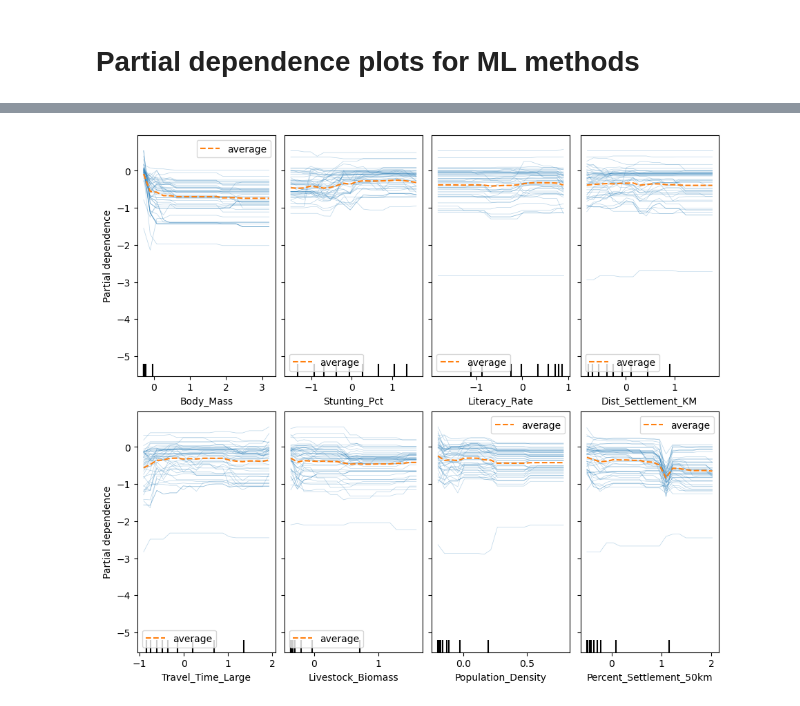
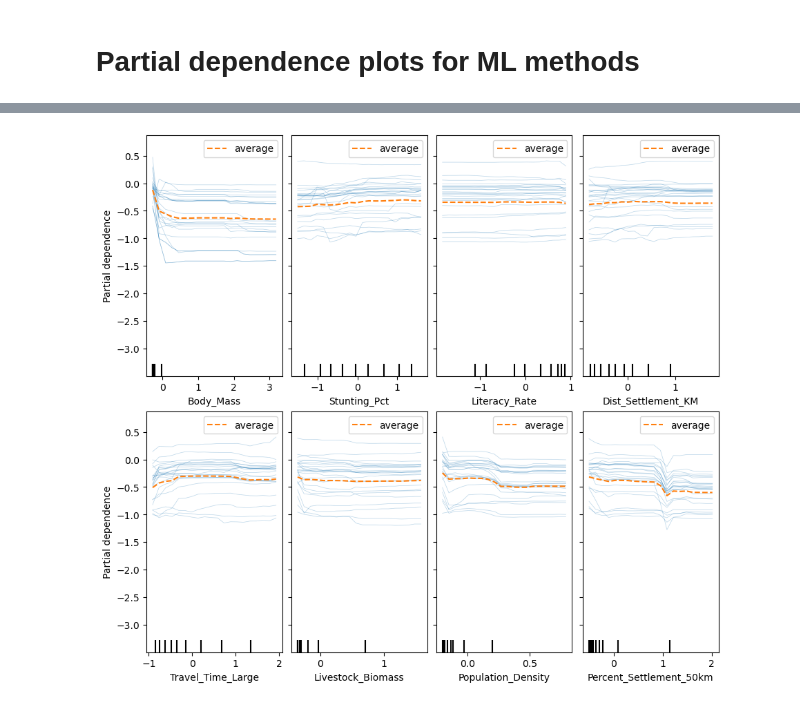
Before and after one commit to emiliolr/life-hunting, a Jupyter notebook: notebooks/final_model_exploration.ipynb, the cells around one changed output, grey strips where cells are left out. Drawn from its saved outputs; the diff is of its cells as text; code cells hidden in the pictures.

```diff
--- a/notebooks/final_model_exploration.ipynb
+++ b/notebooks/final_model_exploration.ipynb
@@ -142,11 +144,11 @@ model = models[model_to_use]['model']
 nonzero_model, zero_model = model.nonzero_model, model.zero_model
 # %%
 # Read in the recreated mammal dataset - needed for PDPs!
-data_fp = '/Users/emiliolr/Google Drive/My Drive/LIFE/datasets/derived_datasets/benitez_lopez2019_recreated/benitez_lopez2019_recreated_w_original.csv'
+data_fp = '/Users/emiliolr/Google Drive/My Drive/LIFE/datasets/derived_datasets/benitez_lopez2019_recreated/benitez_lopez2019_recreated_extended.csv'
 data = pd.read_csv(data_fp)
 
 #  applying necessary preprocessing to match what was done during final model training
-pp_args = {'include_indicators' : False,
+pp_args = {'include_indicators' : True,
            'include_categorical' : False,
            'polynomial_features' : 0,
            'log_trans_cont' : False,
@@ -159,3 +161,9 @@ pp_data = pp_data.drop(columns = ['Response_Ratio'])
 
 #  getting zero/nonzero datasets
 X_zero, X_nonzero = get_zero_nonzero_datasets(pp_data, extirp_pos = model.extirp_pos, pred = True, **model.data_args)
+# %%
+normalized_cols = [c for c in X_nonzero.columns[ : 15] if c!= 'Protected_Area']
+col_means = data[normalized_cols].mean(axis = 0)
+col_stds = data[normalized_cols].std(axis = 0)
+
+col_means
@@ -162,22 +186,22 @@ X_zero, X_nonzero = get_zero_nonzero_datasets(pp_data, extirp_pos = model.extirp
 # %%
 # Code modified from sklearn docs: https://scikit-learn.org/stable/auto_examples/inspection/plot_partial_dependence.html#sphx-glr-auto-examples-inspection-plot-partial-dependence-py
 #  - FIRST TRYING ON ONLY NONZERO MODEL!
 common_params = {
-    'subsample' : 50,
+    'subsample' : 25,
     'n_jobs' : 1,
     'grid_resolution' : 20,
     'random_state' : 1693,
 }
 
 features_info = {
-    'features' : [c for c in pp_data.columns if c != 'Protected_Area'],
+    'features' : normalized_cols[ : 8],
     'kind' : 'both'
 }
 
 _, ax = plt.subplots(ncols = 4, nrows = 2, figsize = (9, 8), constrained_layout = True)
 display = PartialDependenceDisplay.from_estimator(nonzero_model, X_nonzero, **features_info,
                                                   ax = ax, **common_params)
 # %% [output]
-[figure, old version]
+[figure, new version]
 # %%
 # Trying to dig a little deeper to make these plots more easily interpretable
```
Also changed, not shown: parts of 5 cells of this notebook, 1 other file.
